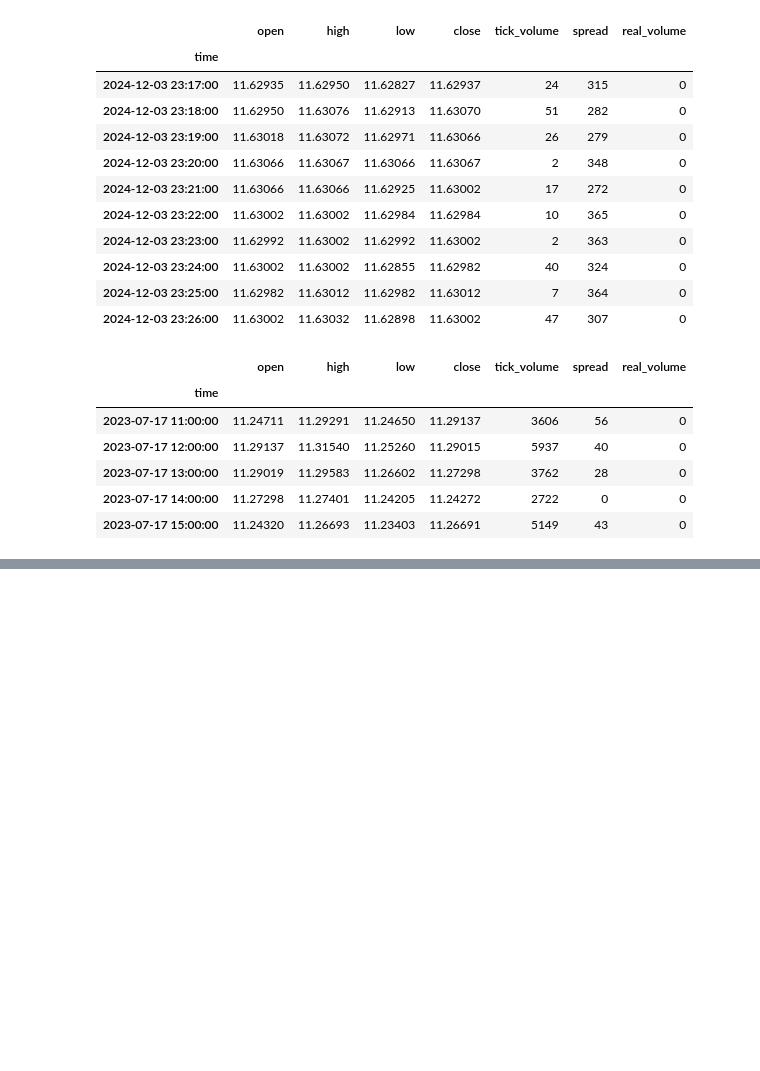
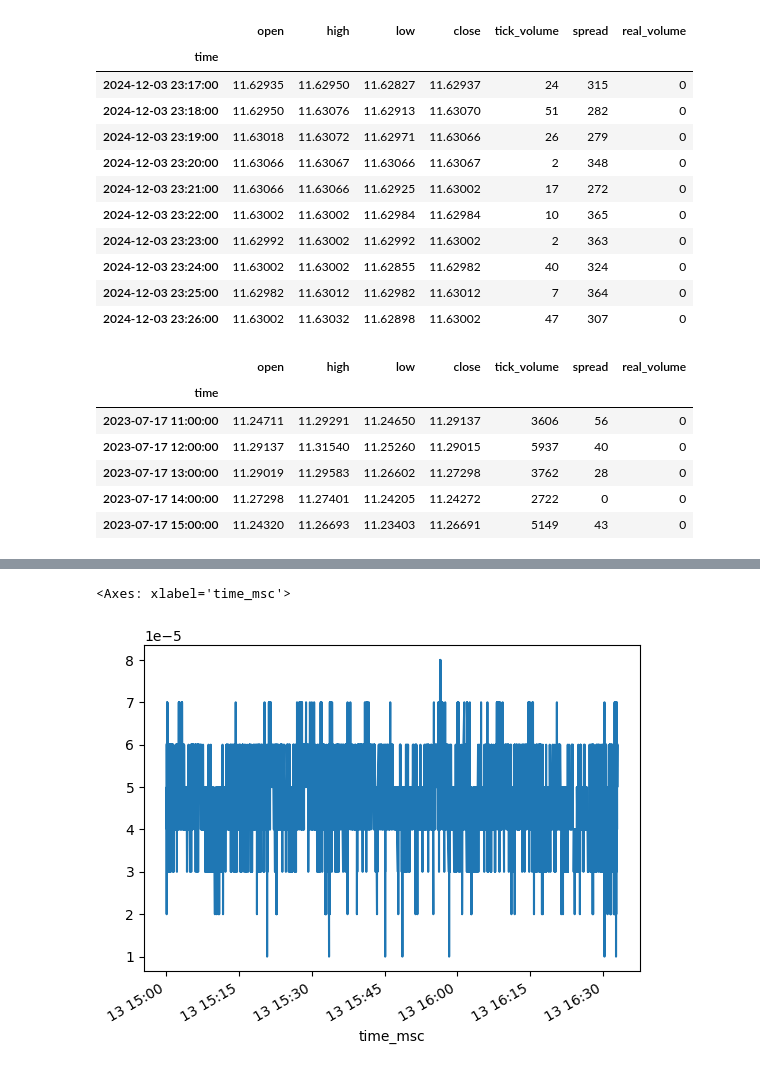
Before and after one commit to JavierVaronBueno/mt5-api-connecction, a Jupyter notebook: mt5APIConnection.ipynb, the cells around one changed output, grey strips where cells are left out. Saved outputs shown, nothing was run; the diff lists cells and outputs as text; code cells hidden in the pictures; blank space fills up the shorter version.

```diff
--- a/mt5APIConnection.ipynb
+++ b/mt5APIConnection.ipynb
@@ -252,0 +301,7 @@ df.head()
+# %%
+# Calcular la columna spread
+df['spread'] = df['ask'] - df['bid']
+df['spread'].plot()
+# %% [output]
+<Axes: xlabel='time_msc'>
+[figure, added]
```
Also changed, not shown: parts of 14 cells of this notebook.
